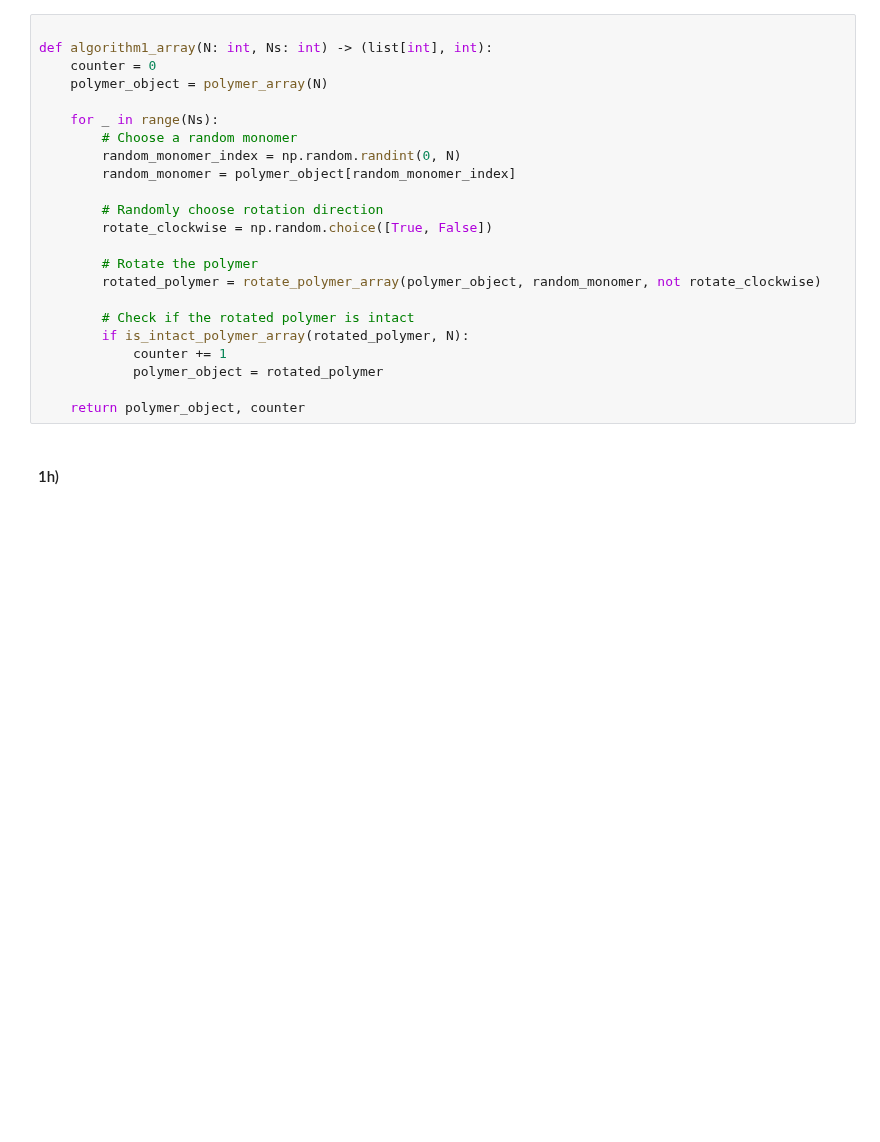
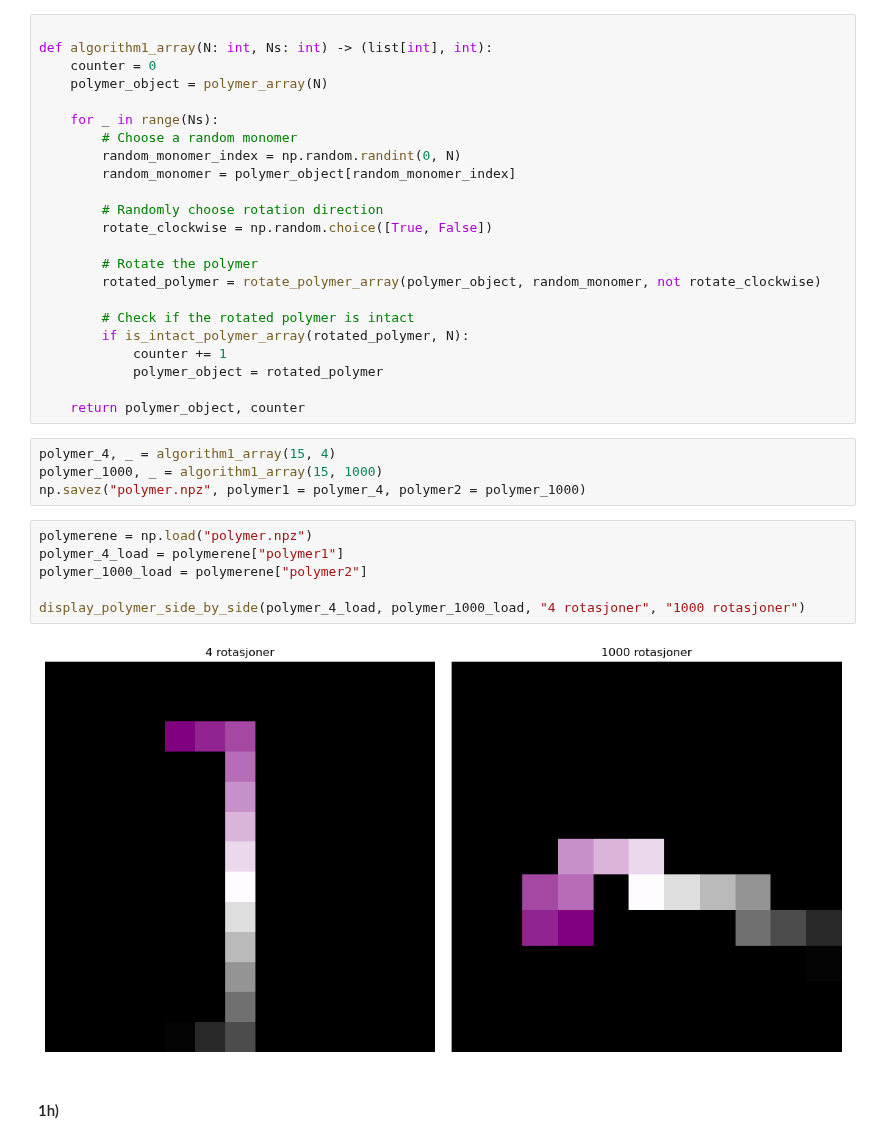
Before and after one commit to villi02/TMA4320-Introduksjon-til-vitenskapelige-beregninger-prosjekter, a Jupyter notebook: oppgave.ipynb, the cells around one changed output. Cells and saved outputs as stored; diff of their text form; blank space fills up the shorter version.

```diff
--- a/oppgave.ipynb
+++ b/oppgave.ipynb
@@ -160,6 +207,18 @@ def algorithm1_array(N: int, Ns: int) -> (list[int], int):
             polymer_object = rotated_polymer
 
     return polymer_object, counter
+# %%
+polymer_4, _ = algorithm1_array(15, 4)
+polymer_1000, _ = algorithm1_array(15, 1000)
+np.savez("polymer.npz", polymer1 = polymer_4, polymer2 = polymer_1000)
+# %%
+polymerene = np.load("polymer.npz")
+polymer_4_load = polymerene["polymer1"]
+polymer_1000_load = polymerene["polymer2"]
+
+display_polymer_side_by_side(polymer_4_load, polymer_1000_load, "4 rotasjoner", "1000 rotasjoner")
+# %% [output]
+[figure, added]
 # %% [markdown]
 #### 1h)
 # %% [markdown]
```
Also changed, not shown: parts of 3 cells of this notebook.
